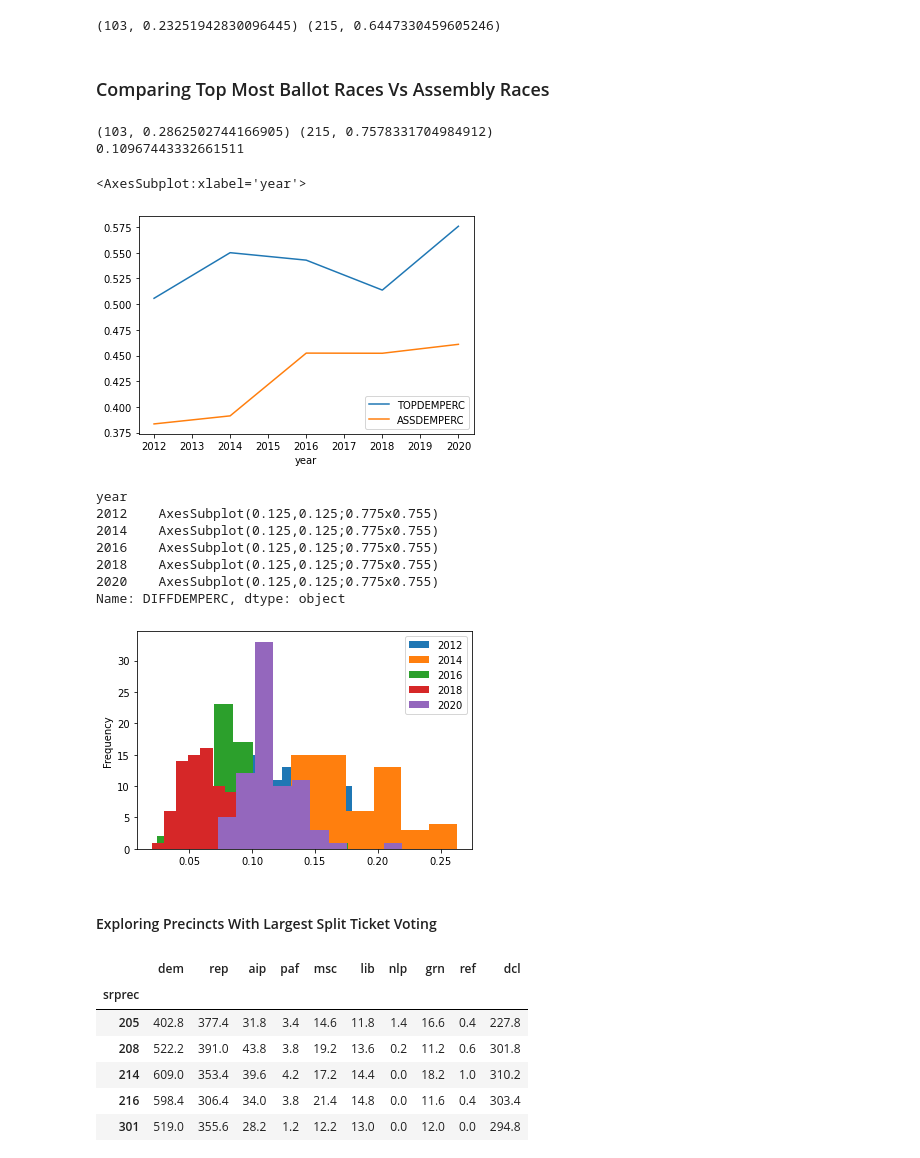
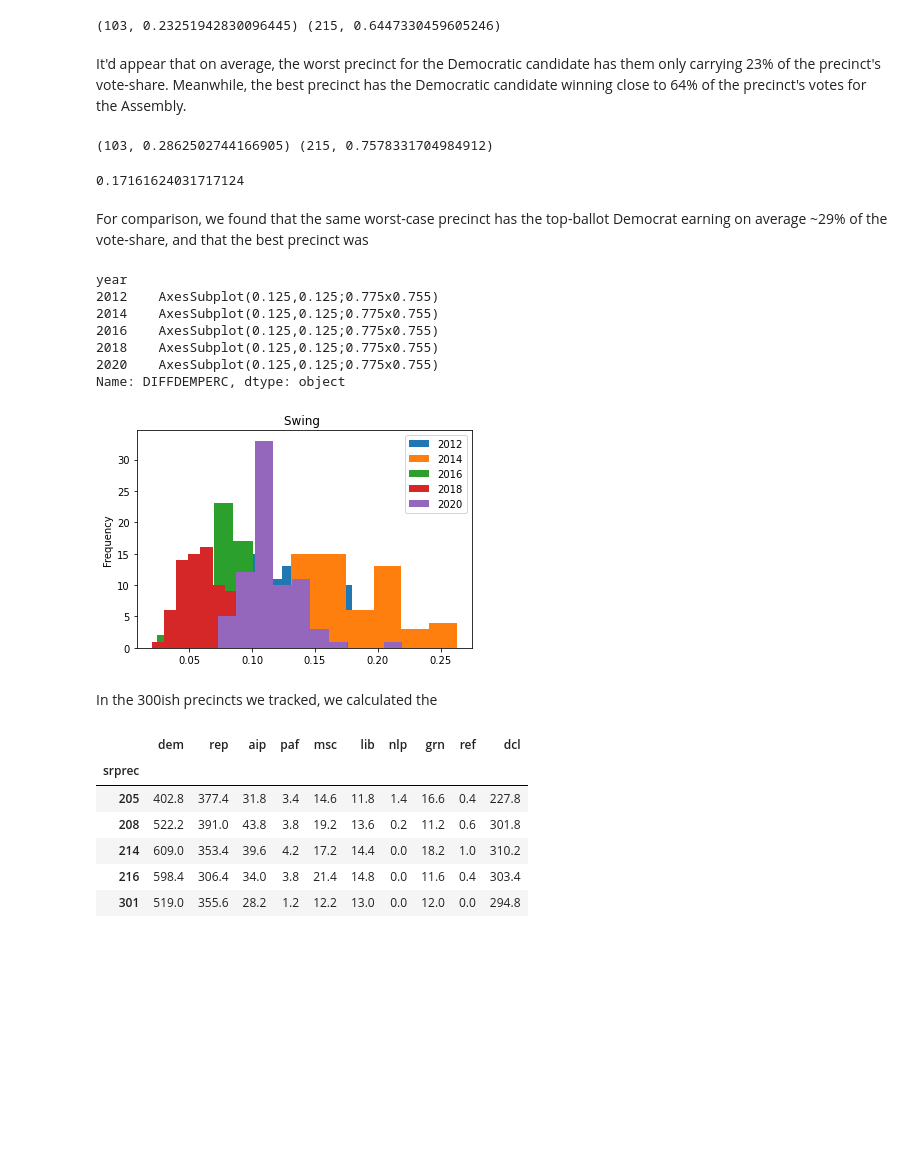
Before and after one commit to CharlesAMiller/AD35, a Jupyter notebook: Data Exploration.ipynb, the cells around one changed output. Saved outputs shown, nothing was run; the diff lists cells and outputs as text; code cells hidden in the pictures; blank space fills up the shorter version.

```diff
--- a/Data Exploration.ipynb
+++ b/Data Exploration.ipynb
@@ -53,43 +128,44 @@ sr_dem_perc = df_precincts_over_time.groupby("srprec")["ASSDEMPERC"].mean()
 print((sr_dem_perc.idxmin(), sr_dem_perc.min()), (sr_dem_perc.idxmax(), sr_dem_perc.max()))
 # %% [output]
 (103, 0.23251942830096445) (215, 0.6447330459605246)
-# %% [markdown]
-### Comparing Top Most Ballot Races Vs Assembly Races
-# %%
-df_precincts_over_time["TOPDEMPERC"] = df_precincts_over_time.apply(determine_top_ballot_dem_perc, axis=1)
-df_precincts_over_time["DIFFDEMPERC"] = df_precincts_over_time["TOPDEMPERC"] - df_precincts_over_time["ASSDEMPERC"]
-
-sr_top_dem_perc = df_precincts_over_time.groupby("srprec")["TOPDEMPERC"].mean()
-
-print((sr_top_dem_perc.idxmin(), sr_top_dem_perc.min()), (sr_top_dem_perc.idxmax(), sr_top_dem_perc.max()))
-
-sr_dem_perc_diff = df_precincts_over_time.groupby("srprec")["DIFFDEMPERC"].mean()
-print(sr_dem_perc_diff.mean())
-
-# Plot the mean proportion of votes cast for deomcratic candidate vs repbulican, for both
-# the cycle's top-most ballot race, and the assembly district race, by precincts.
-df_precincts_over_time.groupby("year")["TOPDEMPERC"].mean().plot.line(legend=True)
-df_precincts_over_time.groupby("year")["ASSDEMPERC"].mean().plot.line(legend=True)
-# %% [output]
-(103, 0.2862502744166905) (215, 0.7578331704984912)
-0.10967443332661511
-<AxesSubplot:xlabel='year'>
-[figure, removed]
+# %% [markdown]
+It'd appear that on average, the worst precinct for the Democratic candidate has them only carrying 23% of the precinct's vote-share. Meanwhile, the best precinct has the Democratic candidate winning close to 64% of the precinct's votes for the Assembly.
+# %%
+def determine_top_ballot_dem_perc(prec):
+    top_race = "GOV" if str(int(prec["year"])) in ["2014", "2018"] else "PRS"
+    return prec["{}DEM01".format(top_race)] / (prec["{}DEM01".format(top_race)] + prec["{}REP01".format(top_race)])
+
+# Determine the democrat's performance in the top-ballot race, as it compares to the Republican candidate.
+df_precincts_over_time["TOPDEMPERC"] = df_precincts_over_time.apply(determine_top_ballot_dem_perc, axis=1)
+
+# Take the difference in proportions of top dem performance with the assembly candidate.
+df_precincts_over_time["DIFFDEMPERC"] = df_precincts_over_time["TOPDEMPERC"] - df_precincts_over_time["ASSDEMPERC"]
+
+# Find the average swing towards the republican assembly candidate, per precinct.
+sr_top_dem_perc = df_precincts_over_time.groupby("srprec")["TOPDEMPERC"].mean()
+
+print((sr_top_dem_perc.idxmin(), sr_top_dem_perc.min()), (sr_top_dem_perc.idxmax(), sr_top_dem_perc.max()))
+
+sr_dem_perc_diff = df_precincts_over_time.groupby("srprec")["DIFFDEMPERC"].mean()
+sr_dem_perc_diff.max()
+# %% [output]
+(103, 0.2862502744166905) (215, 0.7578331704984912)
+0.17161624031717124
+# %% [markdown]
+For comparison, we found that the same worst-case precinct has the top-ballot Democrat earning on average ~29% of the vote-share, and that the best precinct was
 # %%
-fig, axs = plt.subplots(1, 5, sharey=True)
-for
-#df_precincts_over_time.groupby("year")["DIFFDEMPERC"].plot.hist(legend=True, stacked=True)
+df_precincts_over_time.groupby("year")["DIFFDEMPERC"].plot.hist(legend=True, title="Swing ")
 # %% [output]
 year
 2012    AxesSubplot(0.125,0.125;0.775x0.755)
 2014    AxesSubplot(0.125,0.125;0.775x0.755)
 2016    AxesSubplot(0.125,0.125;0.775x0.755)
 2018    AxesSubplot(0.125,0.125;0.775x0.755)
 2020    AxesSubplot(0.125,0.125;0.775x0.755)
 Name: DIFFDEMPERC, dtype: object
-[figure, old version]
+[figure, new version]
-# %% [markdown]
-#### Exploring Precincts With Largest Split Ticket Voting
+# %% [markdown]
+In the 300ish precincts we tracked, we calculated the
 # %%
 # Find the precincts most likely to split their vote between top ballot and assembly vote.
 sr_split_tickets = df_precincts_over_time.groupby("srprec")["DIFFDEMPERC"].mean().sort_values(ascending=False)
```
Also changed, not shown: parts of 23 cells of this notebook, 6 other files.
